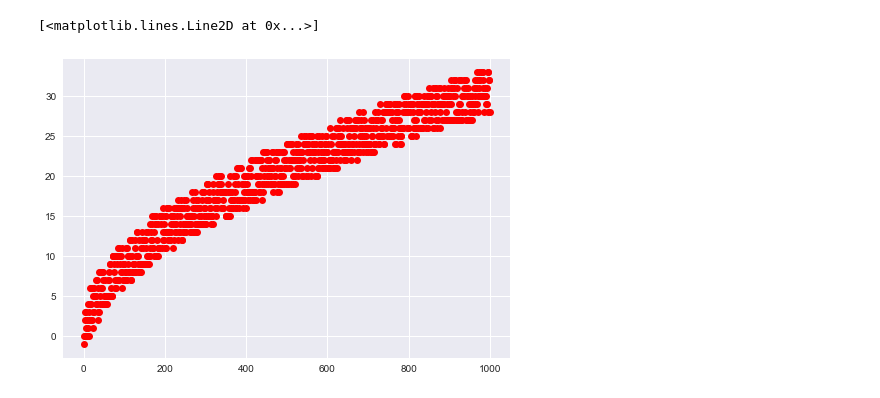
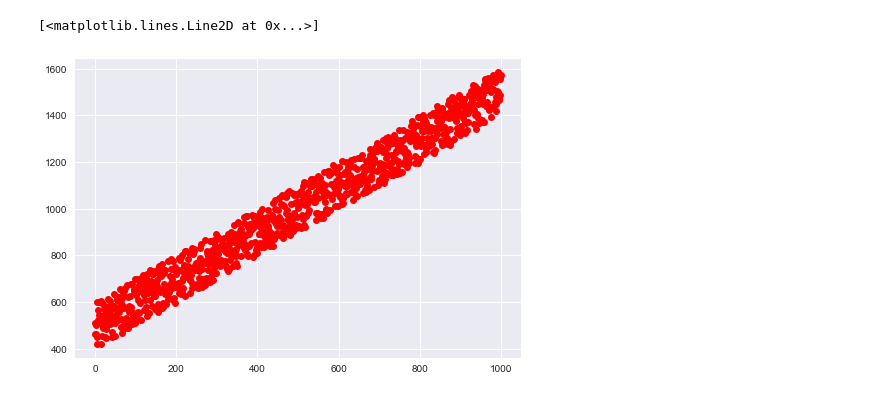
Before and after one commit to 5l1v3r1/Machine-Learning-7, a Jupyter notebook: sample regression/sample test.ipynb, the cells around one changed output. Cells and saved outputs as stored; diff of their text form; code cells hidden in the pictures.

```diff
--- a/sample regression/sample test.ipynb
+++ b/sample regression/sample test.ipynb
@@ -8,18 +8,19 @@ from scipy import stats
 import matplotlib as mpl
 import matplotlib.pyplot as plt
 # %%
-noiseSize = 3
+noiseSize = 100
 size = 1000
 
 sample = np.arange(size*2).reshape( (2, size) )
-sample[1] = np.sqrt(sample)[0]
+# sample[1] = np.sqrt(size - sample)[0]
+sample[1] = sample[0] + 500
 sample[1] = sample[1] + (np.random.rand(1,size) - .5) * noiseSize*2
 sample = sample.T
 
 plt.plot(sample[:,0], sample[:,1], 'ro')
 # %% [output]
 [<matplotlib.lines.Line2D at 0x...>]
-[figure, old version]
+[figure, new version]
 # %%
 data = sample
 n = 2
```
Also changed, not shown: parts of 7 cells of this notebook.
